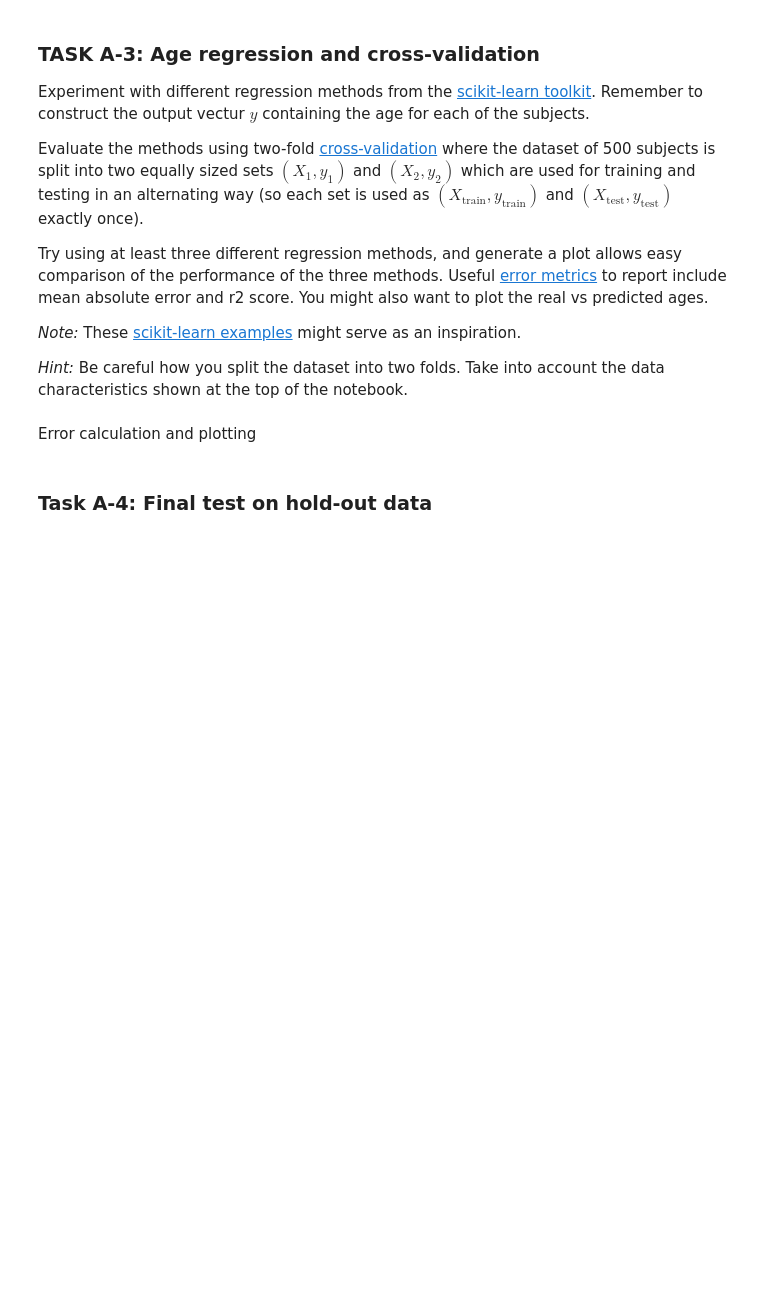
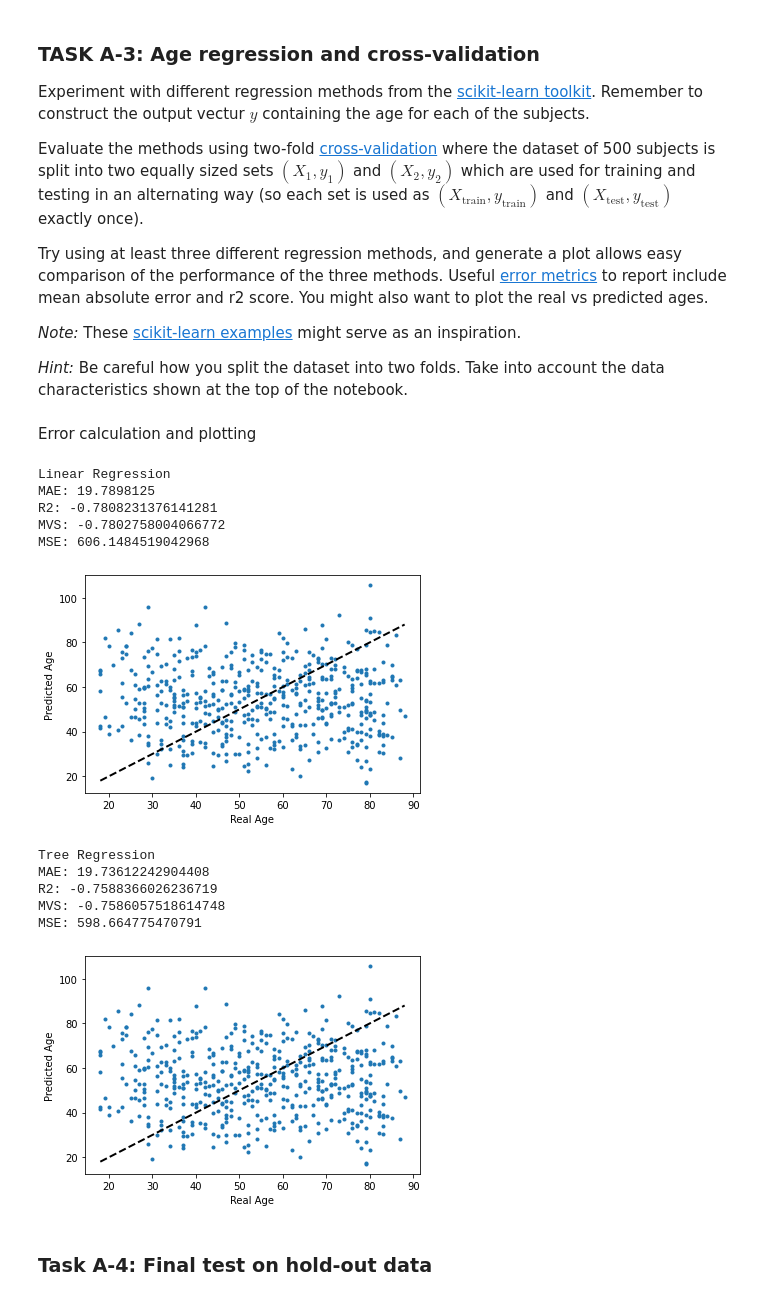
Before and after one commit to gf4417/MLforIMG-CW, a Jupyter notebook: Copy_of_CW_Brain_Age_Regression.ipynb, the cells around one changed output. Cells and saved outputs as stored; diff of their text form; code cells hidden in the pictures; blank space fills up the shorter version.

```diff
--- a/Copy_of_CW_Brain_Age_Regression.ipynb
+++ b/Copy_of_CW_Brain_Age_Regression.ipynb
@@ -759,3 +878,42 @@ plt.show()
+# %%
+print("Linear Regression")
+print('MAE: {0}'.format(mean_absolute_error(y,predicted[0]))) # Best: Smaller the better
+print('R2: {0}'.format(r2_score(y,predicted[0]))) # Best: 1.0
+print('MVS: {0}'.format(explained_variance_score(y,predicted[0]))) # Best: 1.0
+print('MSE: {0}'.format(mean_squared_error(y,predicted[0]))) # Best: Smaller the better
+
+fig, ax = plt.subplots()
+ax.scatter(y, predicted[0], marker='.')
+ax.plot([y.min(), y.max()], [y.min(), y.max()], 'k--', lw=2)
+ax.set_xlabel('Real Age')
+ax.set_ylabel('Predicted Age')
+plt.show()
+
+print("Tree Regression")
+print('MAE: {0}'.format(mean_absolute_error(y,predicted[1]))) # Best: Smaller the better
+print('R2: {0}'.format(r2_score(y,predicted[1]))) # Best: 1.0
+print('MVS: {0}'.format(explained_variance_score(y,predicted[1]))) # Best: 1.0
+print('MSE: {0}'.format(mean_squared_error(y,predicted[1]))) # Best: Smaller the better
+
+fig, ax = plt.subplots()
+ax.scatter(y, predicted[0], marker='.')
+ax.plot([y.min(), y.max()], [y.min(), y.max()], 'k--', lw=2)
+ax.set_xlabel('Real Age')
+ax.set_ylabel('Predicted Age')
+plt.show()
+# %% [output]
+Linear Regression
+MAE: 19.7898125
+R2: -0.7808231376141281
+MVS: -0.7802758004066772
+MSE: 606.1484519042968
+[figure, added]
+Tree Regression
+MAE: 19.73612242904408
+R2: -0.7588366026236719
+MVS: -0.7586057518614748
+MSE: 598.664775470791
+[figure, added]
 # %% [markdown]
 ### Task A-4: Final test on hold-out data
 # %% [markdown]
```
Also changed, not shown: parts of 14 cells of this notebook.
